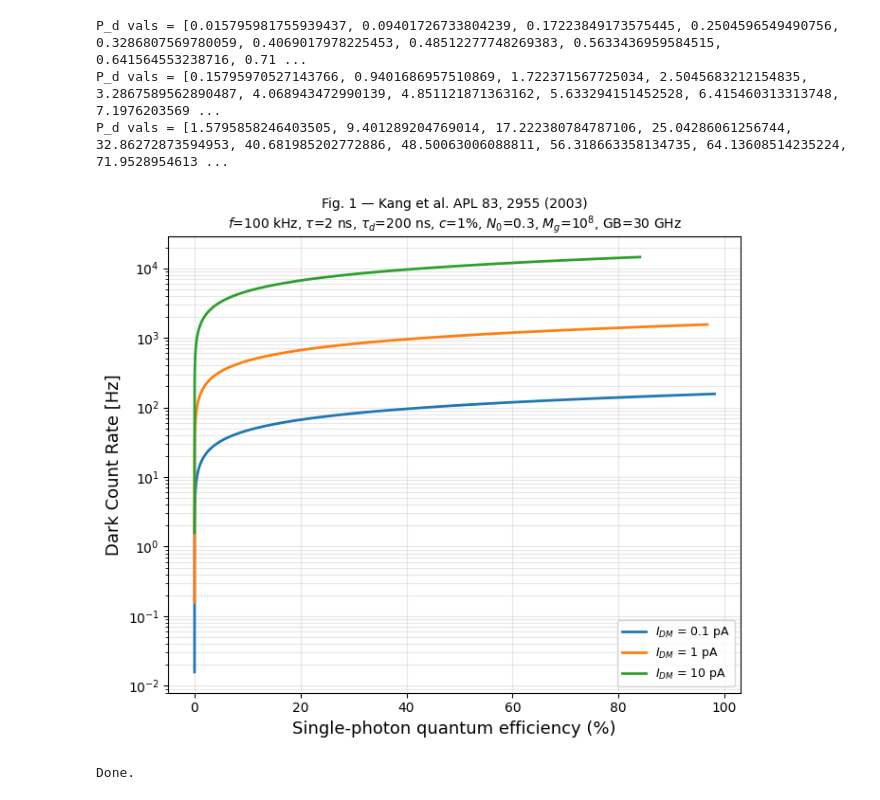
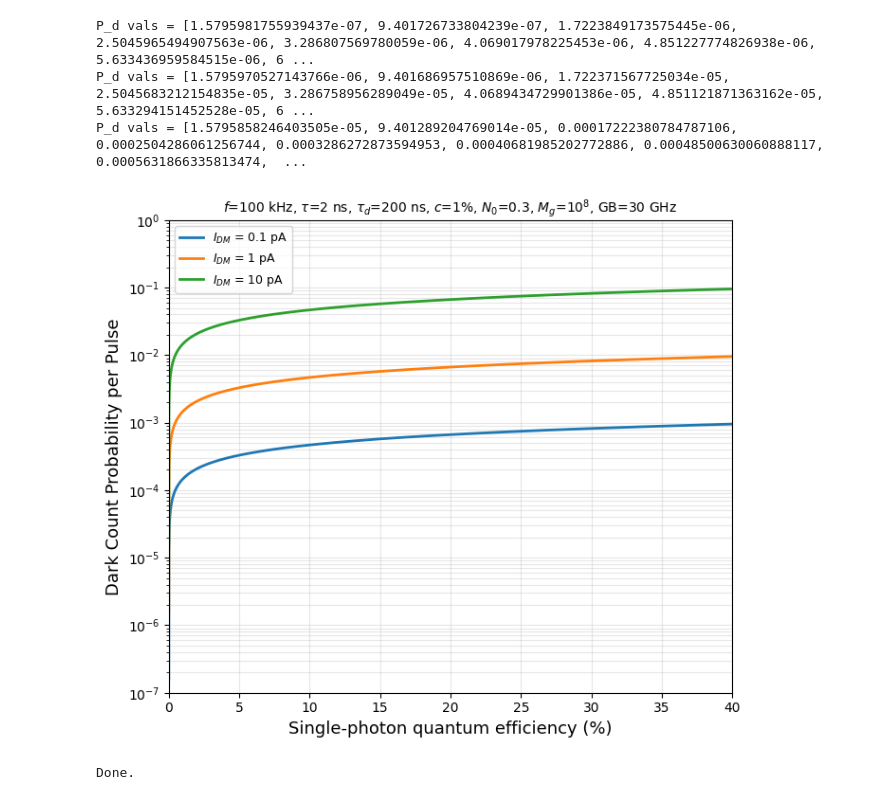
Before and after one commit to thomasbourke1/dcr_simulation, a Jupyter notebook: notebooks/002_claude.ipynb, the cells around one changed output. Cells and saved outputs as stored; diff of their text form; code cells hidden in the pictures.

```diff
--- a/notebooks/002_claude.ipynb
+++ b/notebooks/002_claude.ipynb
@@ -104,41 +104,43 @@ for I_DM, label in zip(I_DM_list, labels):
         # SPQE = (P_on - P_d) / P_ph   [Eq. 8]
         SPQE = (Pon_sol - Pd_sol) / P_ph
 
-        Pd_vals.append(Pd_sol) # times by f
+        Pd_vals.append(Pd_sol)# times by f
         SPQE_vals.append(SPQE * 100)   # convert to %
 
     print(f"P_d vals = {Pd_vals}")
     ax.semilogy(SPQE_vals, Pd_vals, lw=2, label=label)
 
 # # --- Overlay approximate measured device points from Fig. 1 ---
 # # EG&G InGaAs APD at 240K, I_DM=5pA
 # measured_EGG  = [(10, 3e-4), (20, 2e-3), (30, 2e-2)]
 # # NEC NDL3351P at 130K, I_DM=0.1pA
 # measured_NEC  = [(10, 3e-6), (20, 8e-5), (30, 2e-3)]
 
 # ax.plot(*zip(*measured_EGG), 'v--', color='C1',
 #         label='EG&G InGaAs (measured, $I_{DM}$=5 pA)', ms=7)
 # ax.plot(*zip(*measured_NEC), '^--', color='C0',
 #         label='NEC NDL3351P (measured, $I_{DM}$=0.1 pA)', ms=7)
 
 ax.set_xlabel('Single-photon quantum efficiency (%)', fontsize=13)
 ax.set_ylabel('Dark Count Probability per Pulse', fontsize=13)
-ax.set_title('Fig. 1 — Kang et al. APL 83, 2955 (2003)\n'
+# ax.set_ylabel('Dark Count Rate (Hz)', fontsize=13)
+
+ax.set_title(
              r'$f$=100 kHz, $\tau$=2 ns, $\tau_d$=200 ns, '
              r'$c$=1%, $N_0$=0.3, $M_g$=10$^8$, GB=30 GHz',
              fontsize=10)
 ax.legend(fontsize=9)
 ax.set_xlim([0, 40])
 ax.set_ylim([1e-7, 1e0])
 ax.grid(True, which='both', alpha=0.3)
 
 plt.tight_layout()
 plt.savefig('../results/figures/dcr_spde.png', dpi=150)
 plt.show()
 print("Done.")
 # %% [output]
-P_d vals = [0.015795981755939437, 0.09401726733804239, 0.17223849173575445, 0.2504596549490756, 0.3286807569780059, 0.4069017978225453, 0.48512277748269383, 0.5633436959584515, 0.641564553238716, 0.71 ...
-P_d vals = [0.15795970527143766, 0.9401686957510869, 1.722371567725034, 2.5045683212154835, 3.2867589562890487, 4.068943472990139, 4.851121871363162, 5.633294151452528, 6.415460313313748, 7.1976203569 ...
-P_d vals = [1.5795858246403505, 9.401289204769014, 17.222380784787106, 25.04286061256744, 32.86272873594953, 40.681985202772886, 48.50063006088811, 56.318663358134735, 64.13608514235224, 71.9528954613 ...
+P_d vals = [1.5795981755939437e-07, 9.401726733804239e-07, 1.7223849173575445e-06, 2.5045965494907563e-06, 3.286807569780059e-06, 4.069017978225453e-06, 4.851227774826938e-06, 5.633436959584515e-06, 6 ...
+P_d vals = [1.5795970527143766e-06, 9.401686957510869e-06, 1.722371567725034e-05, 2.5045683212154835e-05, 3.286758956289049e-05, 4.0689434729901386e-05, 4.851121871363162e-05, 5.633294151452528e-05, 6 ...
+P_d vals = [1.5795858246403505e-05, 9.401289204769014e-05, 0.00017222380784787106, 0.0002504286061256744, 0.0003286272873594953, 0.00040681985202772886, 0.00048500630060888117, 0.0005631866335813474,  ...
-[figure, old version]
+[figure, new version]
 Done.
```
Also changed, not shown: parts of 1 cell of this notebook, 4 other files.
